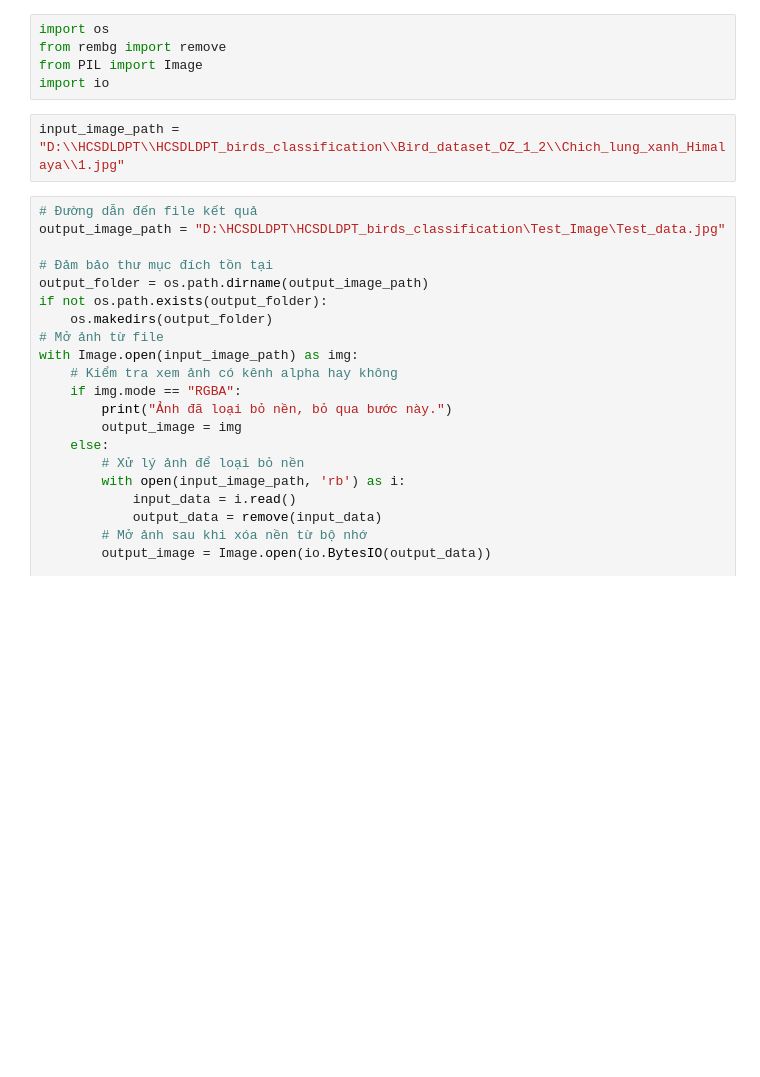
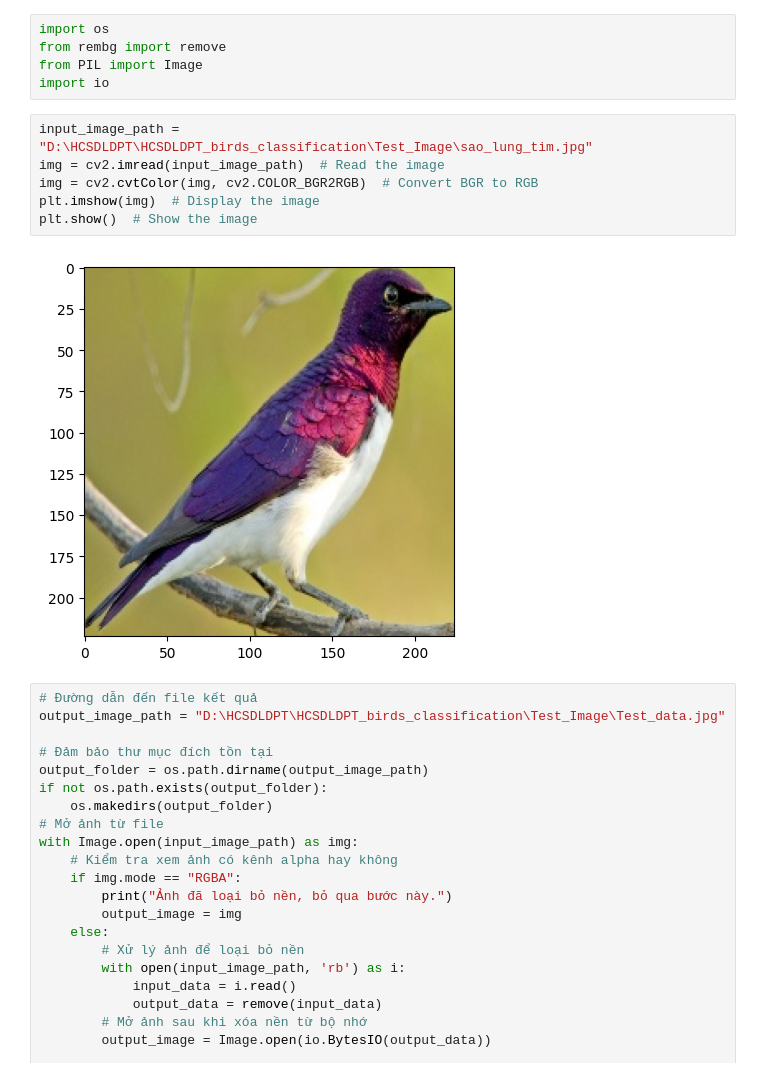
Before and after one commit to tvanh080502/HCSDLDPT_birds_classification, a Jupyter notebook: tim_kiem_anh_chim.ipynb, the cells around one changed output. Saved outputs shown, nothing was run; the diff lists cells and outputs as text; blank space fills up the shorter version.

```diff
--- a/tim_kiem_anh_chim.ipynb
+++ b/tim_kiem_anh_chim.ipynb
@@ -220,8 +220,14 @@ import os
 from rembg import remove
 from PIL import Image
 import io
-# %%
-input_image_path = "D:\\HCSDLDPT\\HCSDLDPT_birds_classification\\Bird_dataset_OZ_1_2\\Chich_lung_xanh_Himalaya\\1.jpg"
+# %%
+input_image_path = "D:\HCSDLDPT\HCSDLDPT_birds_classification\Test_Image\sao_lung_tim.jpg"
+img = cv2.imread(input_image_path)  # Read the image
+img = cv2.cvtColor(img, cv2.COLOR_BGR2RGB)  # Convert BGR to RGB
+plt.imshow(img)  # Display the image
+plt.show()  # Show the image
+# %% [output]
+[figure, added]
 # %%
 # Đường dẫn đến file kết quả
 output_image_path = "D:\HCSDLDPT\HCSDLDPT_birds_classification\Test_Image\Test_data.jpg"
```
Also changed, not shown: parts of 1 cell of this notebook, 4 other files.
